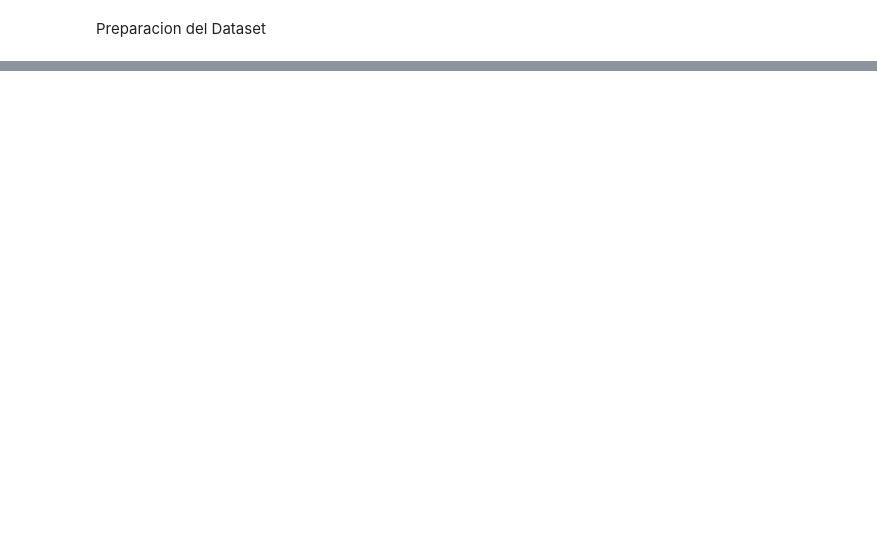
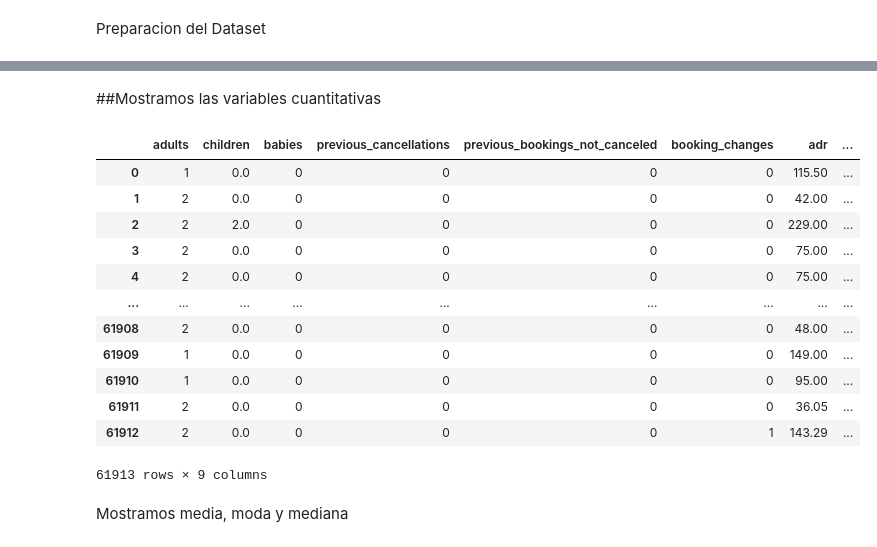
Before and after one commit to franciscoL0pez/TrabajosPracticosOrganizacionDeDatos1C2023, a Jupyter notebook: Tp_1.ipynb, the cells around one changed output, grey strips where cells are left out. Saved outputs shown, nothing was run; the diff lists cells and outputs as text; code cells hidden in the pictures; blank space fills up the shorter version.

```diff
--- a/Tp_1.ipynb
+++ b/Tp_1.ipynb
@@ -18,0 +19,22 @@ KeyboardInterrupt: ignored
+# %% [markdown]
+##Mostramos las variables cuantitativas
+# %%
+lista_cuantitativas = ['adults','children', 'babies','previous_cancellations','previous_bookings_not_canceled','booking_changes','adr','required_car_parking_spaces','total_of_special_requests']
+df_cuantitativas = hotels_train[lista_cuantitativas] #Primero separamos las cuantitvas
+df_cuantitativas
+# %% [output]
+|  | adults | children | babies | previous_cancellations | previous_bookings_not_canceled | booking_changes | adr | ... |
+| 0 | 1 | 0.0 | 0 | 0 | 0 | 0 | 115.50 | ... |
+| 1 | 2 | 0.0 | 0 | 0 | 0 | 0 | 42.00 | ... |
+| 2 | 2 | 2.0 | 0 | 0 | 0 | 0 | 229.00 | ... |
+| 3 | 2 | 0.0 | 0 | 0 | 0 | 0 | 75.00 | ... |
+| 4 | 2 | 0.0 | 0 | 0 | 0 | 0 | 75.00 | ... |
+| ... | ... | ... | ... | ... | ... | ... | ... | ... |
+| 61908 | 2 | 0.0 | 0 | 0 | 0 | 0 | 48.00 | ... |
+| 61909 | 1 | 0.0 | 0 | 0 | 0 | 0 | 149.00 | ... |
+| 61910 | 1 | 0.0 | 0 | 0 | 0 | 0 | 95.00 | ... |
+| 61911 | 2 | 0.0 | 0 | 0 | 0 | 0 | 36.05 | ... |
+| 61912 | 2 | 0.0 | 0 | 0 | 0 | 1 | 143.29 | ... |
+61913 rows × 9 columns
+# %% [markdown]
+Mostramos media, moda y mediana
```
Also changed, not shown: parts of 7 cells of this notebook.
